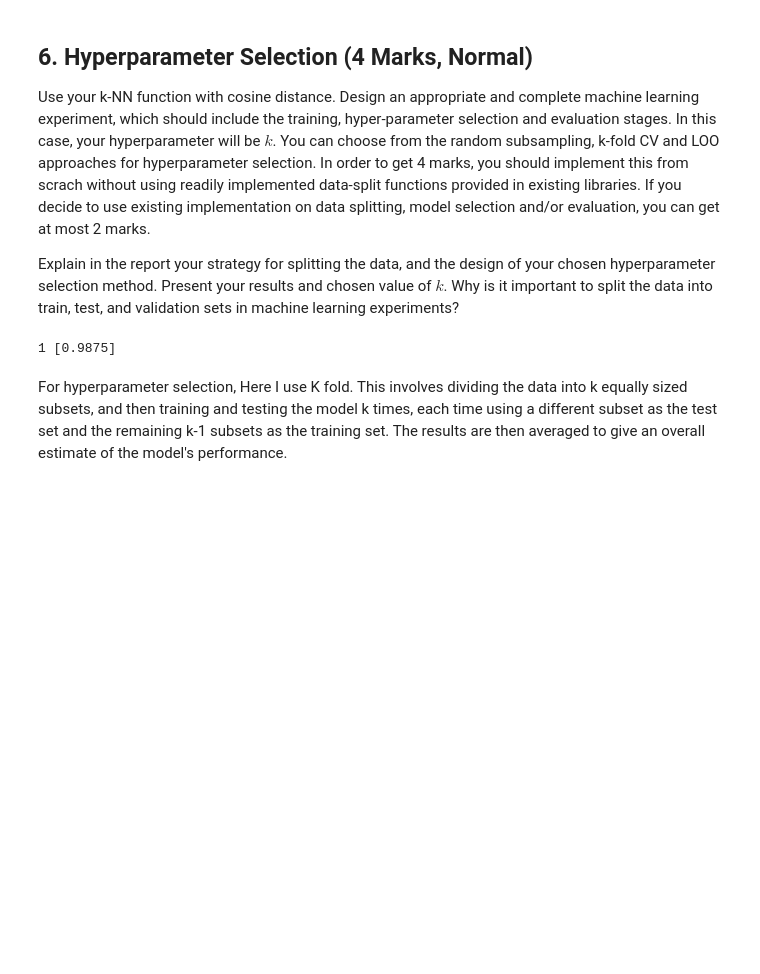
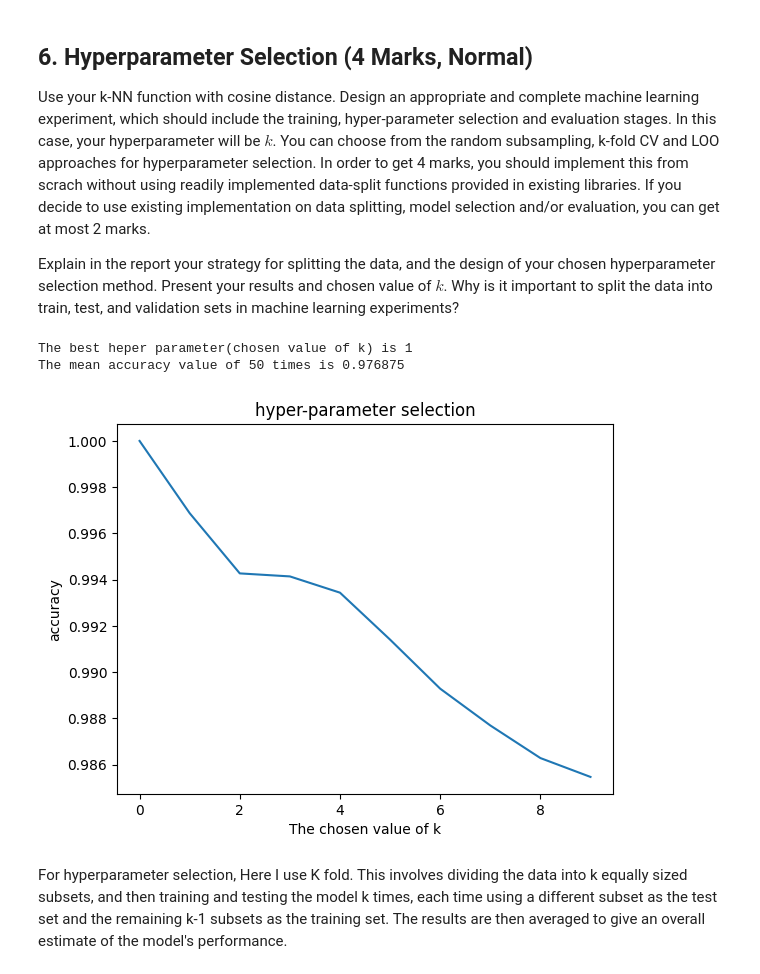
Before and after one commit to Ray7788/MachineLearning, a Jupyter notebook: Lab2_S/24112-Lab1-S-Practice1.ipynb, the cells around one changed output. Saved outputs shown, nothing was run; the diff lists cells and outputs as text; code cells hidden in the pictures; blank space fills up the shorter version.

```diff
--- a/Lab2_S/24112-Lab1-S-Practice1.ipynb
+++ b/Lab2_S/24112-Lab1-S-Practice1.ipynb
@@ -740,12 +722,12 @@ def K_fold_CV(data, labels, k, metric, k_range):
     best_k = None
     best_accuracy = 0
     accuracies = []
-
+    mean_accuracies = []
     accuracies_test =[]
     # Hyper parameter
     for k_val in k_range:
         # K-fold
-        for i in range(1,k+1):
+        for i in range(0,k):
             # split training_data into train_subset_data and validation_data for this fold
             start_idx = i * fold_size
             end_idx = start_idx + fold_size
@@ -765,21 +747,39 @@ def K_fold_CV(data, labels, k, metric, k_range):
 
         # Calculate the mean accuracy across folds for different k-fold value
         mean_accuracy = np.mean(accuracies)
+        mean_accuracies.append(mean_accuracy)
         # Update the current best K Hyper parameter
         if mean_accuracy > best_accuracy:
             best_k = k_val
             best_accuracy = mean_accuracy
+        # Find the k value that resulted in the highest mean accuracy across folds
 
     predicted_labaels_test = knn_classify(test_data, training_data, training_labels, metric, best_k)
     accuracies_test.append(np.sum(predicted_labaels_test == test_labels) / len(predicted_labaels_test))
 
-    # Find the k value that resulted in the highest mean accuracy across folds
-    return best_k, accuracies, accuracies_test
+    return best_k, mean_accuracies, accuracies_test
-# %%
-k_range = range(1, 10)
-best_k, accuracies, accuracies_test = K_fold_CV(data, labels, 10, 'cosine', k_range)
-print(best_k, accuracies_test)
-# %% [output]
-1 [0.9875]
+# %%
+k_range = range(1, 11)
+
+total_accuracies = []
+total_accuracy_test = []
+for i in range(50):
+    best_k, mean_accuracies, accuracies_test = K_fold_CV(data, labels, 10, 'cosine', k_range)
+    total_accuracies.append(mean_accuracies)
+    total_accuracy_test.append(accuracies_test)
+
+accuracies_test = np.mean(total_accuracy_test)
+print("The best heper parameter(chosen value of k) is", best_k, "\nThe mean accuracy value of 50 times is",accuracies_test)
+# %% [output]
+The best heper parameter(chosen value of k) is 1
+The mean accuracy value of 50 times is 0.976875
+# %%
+plt.plot(range(10), mean_accuracies)
+plt.title('hyper-parameter selection')
+plt.xlabel('The chosen value of k')
+plt.ylabel('accuracy')
+plt.show()
+# %% [output]
+[figure, added]
 # %% [markdown]
 For hyperparameter selection, Here I use K fold. This involves dividing the data into k equally sized subsets, and then training and testing the model k times, each time using a different subset as the test set and the remaining k-1 subsets as the training set. The results are then averaged to give an overall estimate of the model's performance.
```
Also changed, not shown: parts of 23 cells of this notebook.
